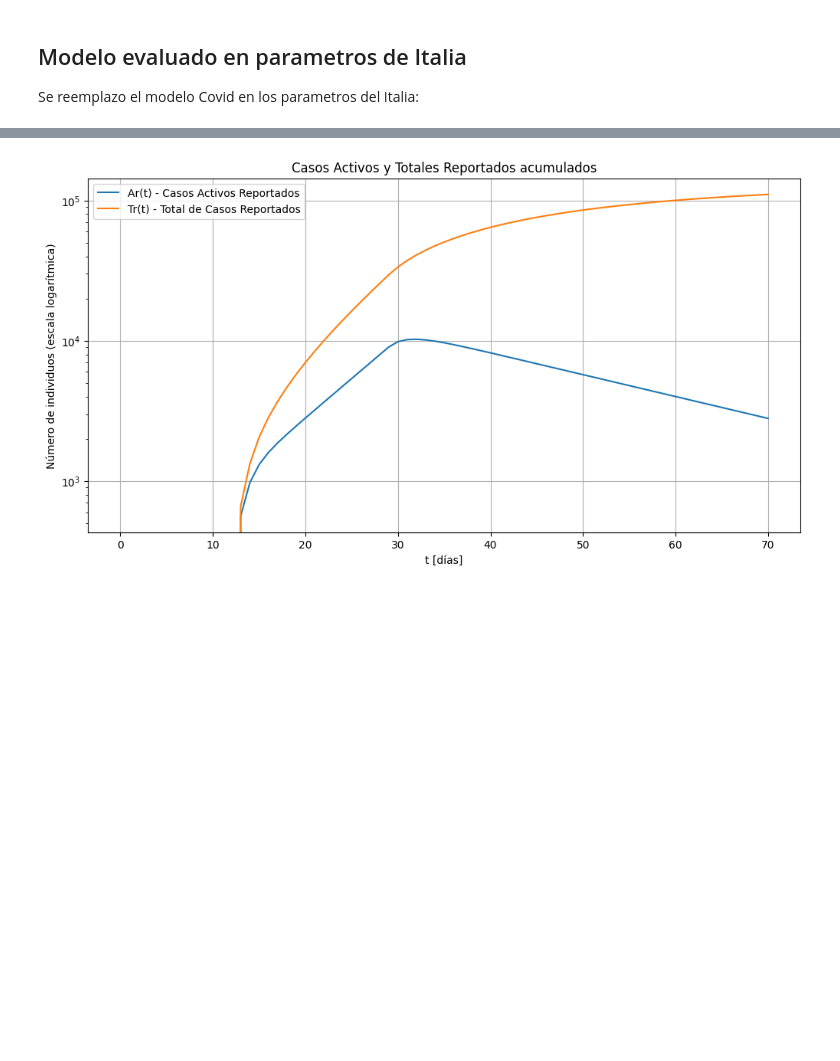
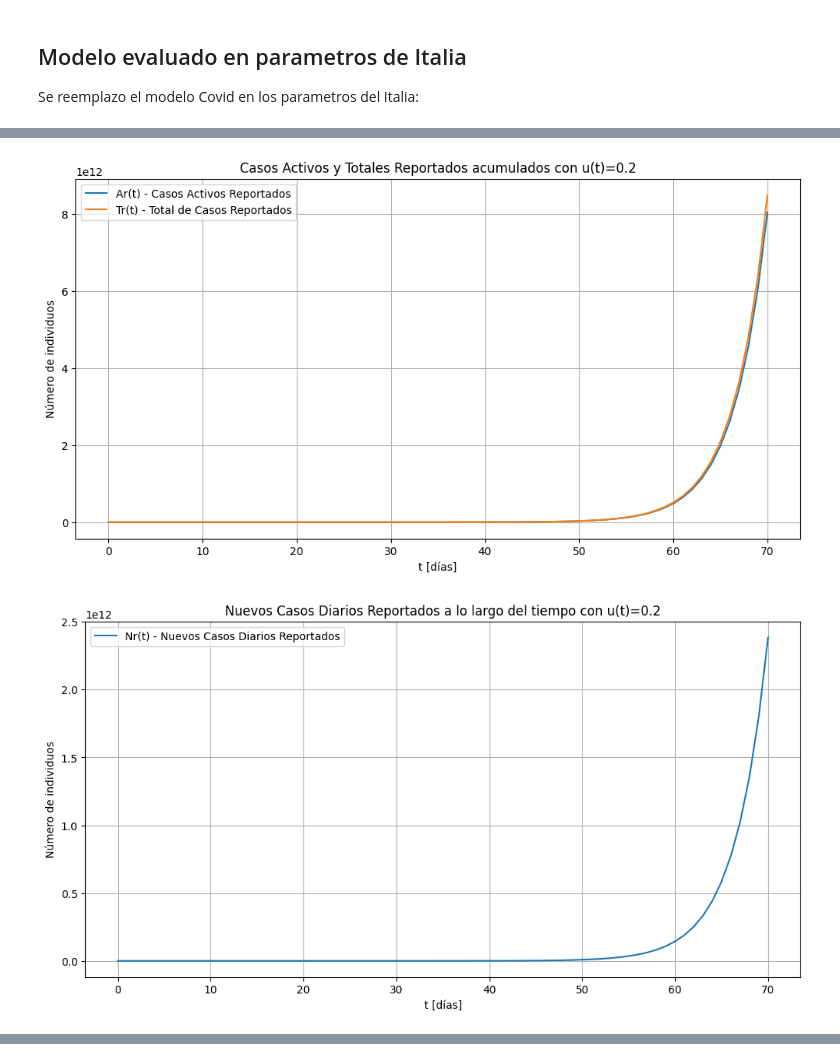
Before and after one commit to elvin00157/ControlAvanzadoII-2023, a Jupyter notebook: ProyectoCOVID19/Modelo-covid-analisis/modelo-covid.ipynb, the cells around one changed output, grey strips where cells are left out. Drawn from its saved outputs; the diff is of its cells as text; code cells hidden in the pictures; blank space fills up the shorter version.

```diff
--- a/ProyectoCOVID19/Modelo-covid-analisis/modelo-covid.ipynb
+++ b/ProyectoCOVID19/Modelo-covid-analisis/modelo-covid.ipynb
@@ -560,8 +688,55 @@ sol = solve_ivp(covid_model, t_span, y0, args=(beta_0, t1, rho1, t2, rho2, gamma
+# %%
+# Parámetros adicionales
+R0 = 4  #El número básico de reproducción, ajustar según el país o la situación
+
+#Calculando gamma (tasa de recuperación) y r0 (eigenvalor)
+r0 = ((-(epsilon + gamma)) + np.sqrt((epsilon + gamma)**2 + 4 * epsilon * (beta_0 - gamma))) / 2
+
+#Condición inicial para I0
+I0 = 67
+
+# Calculando la condición inicial para E0
+E0 = beta_0 * I0 / (r0 + epsilon)
+
+# Inicializar historia con condiciones iniciales
+L0 = 0  #Asumiendo que L0 es igual a I0
+T0 = 0  #Asumiendo que T0 es igual a I0
+y0 = [E0, I0, L0, T0]
 # %%
-#Interpolación para manejar retrasos
-sol_interp = sol.sol
+for u_valor in u_valores:
+    #Tiempo de simulación
+    t_span = [0, 70]
+    t_eval = np.linspace(t_span[0], t_span[1], int(t_span[1] - t_span[0]) + 1)
+    sol = solve_ivp(covid_model, t_span, y0, args=(beta_0, t1, rho1, t2, rho2, gamma, epsilon, delta, u_valor), t_eval=t_eval, dense_output=True)
 
-#Calculamos Nr, Ar y Tr con los retrasos
-Nr = np.array([epsilon * sol_interp(sol.t[i] - tau_m)[0] if sol.t[i] >= tau_m else E0 for i in range(len(sol.t))])
-Ar = np.array([sol_interp(sol.t[i] - tau_m)[1] + sol_interp(sol.t[i] - tau_m)[2] if sol.t[i] >= tau_m else I0 + L0 for i in range(len(sol.t))])
-Tr = np.array([sol_interp(sol.t[i] - tau_m)[3] if sol.t[i] >= tau_m else T0 for i in range(len(sol.t))])
+    #Interpolación para manejar retrasos
+    sol_interp = sol.sol
+
+    #Calculamos Nr, Ar y Tr con los retrasos
+    Nr = np.array([epsilon * sol_interp(sol.t[i] - tau_m)[0] if sol.t[i] >= tau_m else 0 for i in range(len(sol.t))])
+    Ar = np.array([sol_interp(sol.t[i] - tau_m)[1] + sol_interp(sol.t[i] - tau_m)[2] if sol.t[i] >= tau_m else I0 + L0 for i in range(len(sol.t))])
+    Tr = np.array([sol_interp(sol.t[i] - tau_m)[3] if sol.t[i] >= tau_m else T0 for i in range(len(sol.t))])
+
+    #Graficar Ar y Tr
+    plt.figure(figsize=(12, 6))
+    plt.plot(sol.t, Ar, label='Ar(t) - Casos Activos Reportados')
+    plt.plot(sol.t, Tr, label='Tr(t) - Total de Casos Reportados')
+    plt.title(f'Casos Activos y Totales Reportados acumulados con u(t)={u_valor}')
+    plt.xlabel('t [días]')
+    plt.ylabel('Número de individuos')
+    plt.legend()
+    plt.grid(True)
+    plt.show()
+
+    #Graficar Nr
+    plt.figure(figsize=(12, 6))
+    plt.plot(sol.t, Nr, label='Nr(t) - Nuevos Casos Diarios Reportados')
+    plt.title(f'Nuevos Casos Diarios Reportados a lo largo del tiempo con u(t)={u_valor}')
+    plt.xlabel('t [días]')
+    plt.ylabel('Número de individuos')
+    plt.legend()
+    plt.grid(True)
+    plt.show()
+# %% [output]
+[figure, added]
+[figure, added]
@@ -568,14 +748,0 @@ Tr = np.array([sol_interp(sol.t[i] - tau_m)[3] if sol.t[i] >= tau_m else T0 for
-# %%
-#Graficar Ar y Tr en escala logarítmica
-plt.figure(figsize=(12, 6))
-plt.plot(sol.t, Ar, label='Ar(t) - Casos Activos Reportados')
-plt.plot(sol.t, Tr, label='Tr(t) - Total de Casos Reportados')
-plt.title('Casos Activos y Totales Reportados acumulados')
-plt.xlabel('t [días]')
-plt.ylabel('Número de individuos (escala logarítmica)')
-plt.yscale('log')  #Establecer la escala del eje Y a logarítmica
-plt.legend()
-plt.grid(True)
-plt.show()
-# %% [output]
-[figure, removed]
```
Also changed, not shown: parts of 33 cells of this notebook.
